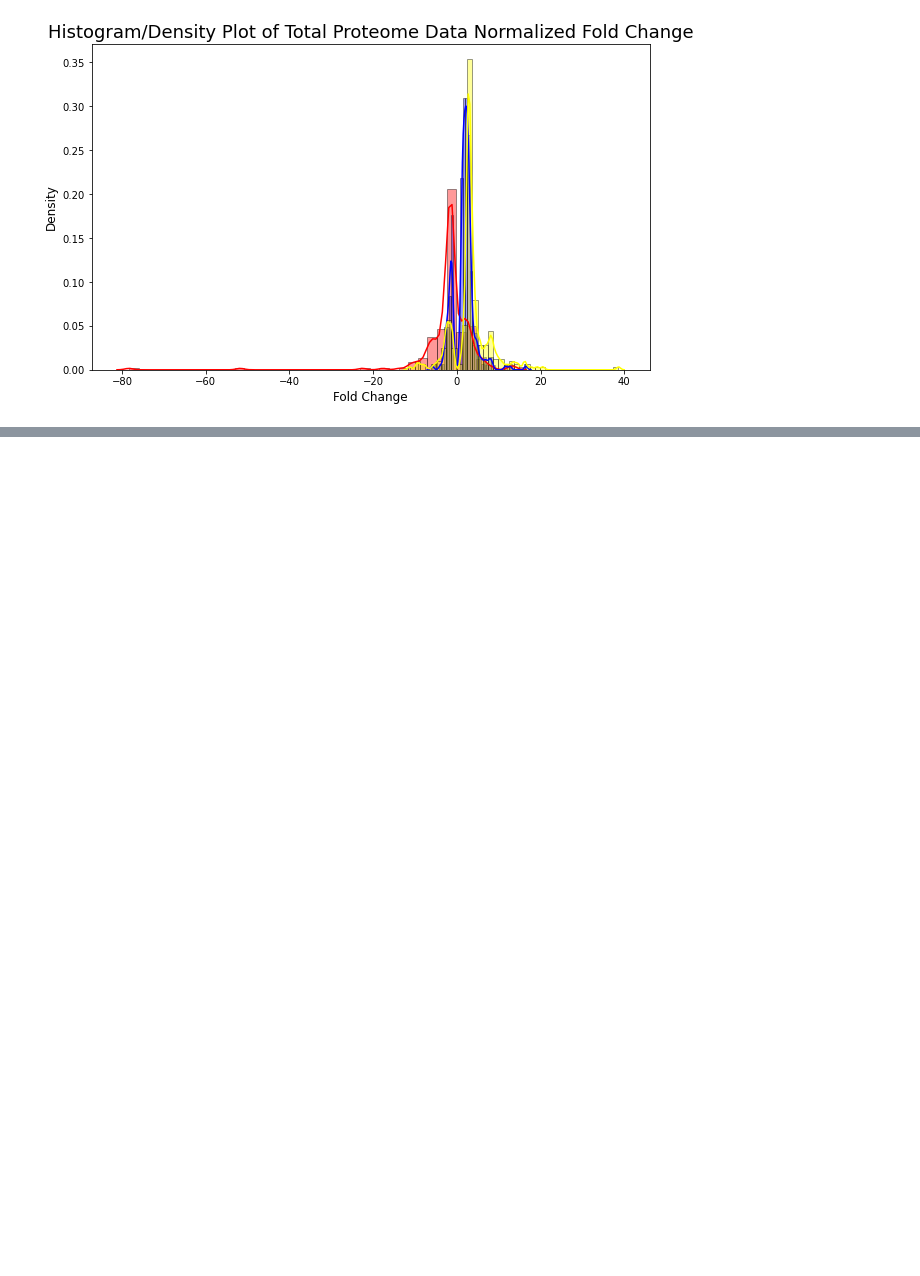
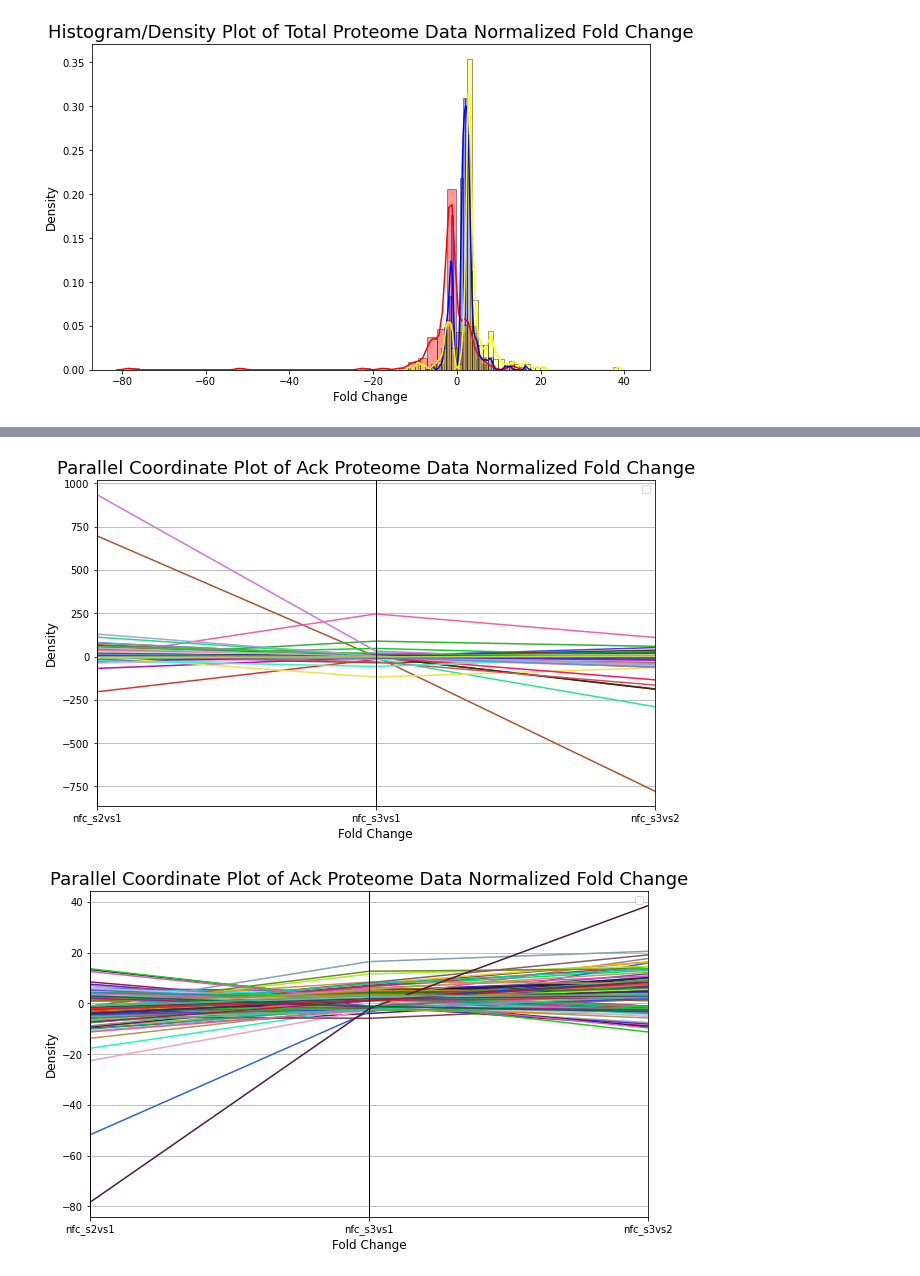
Before and after one commit to KyraGriffin/bmsip_internship_seta, a Jupyter notebook: protein_isolation.ipynb, the cells around one changed output, grey strips where cells are left out. Drawn from its saved outputs; the diff is of its cells as text; code cells hidden in the pictures; blank space fills up the shorter version.

Commit message:
Parallel Coordinate plots created, now focusing on ordinal regression.

```diff
--- a/protein_isolation.ipynb
+++ b/protein_isolation.ipynb
@@ -214,0 +219,4 @@ plt.show();
+# %%
+col = proteomics_ack.pop("Index")
+proteomics_ack.insert(1, col.name, col)
+proteomics_ack
@@ -214,0 +258,28 @@ plt.show();
+# %%
+# Ack Proteome Data
+nfc_plot_data_ack = proteomics_ack.iloc[:, 1:5]
+nfc_plot_data_ack = nfc_plot_data_ack.replace(to_replace="–", value=0)
+nfc_plot_data_ack.replace(np.nan,0)
+nfc_plot_data_ack
+
+pd.plotting.parallel_coordinates(nfc_plot_data_ack, "Index")
+plt.title("Parallel Coordinate Plot of Ack Proteome Data Normalized Fold Change", fontsize= 18)
+plt.xlabel("Fold Change", fontsize=12)
+plt.ylabel("Density", fontsize=12);
+plt.legend("");
+plt.show();
+
+# Total Proteome Data
+nfc_plot_data_total = proteomics_total.iloc[:, 2:6]
+nfc_plot_data_total = nfc_plot_data_total.replace(to_replace="–", value=0)
+nfc_plot_data_total.replace(np.nan,0)
+
+pd.plotting.parallel_coordinates(nfc_plot_data_total, "Protein Name")
+plt.title("Parallel Coordinate Plot of Ack Proteome Data Normalized Fold Change", fontsize= 18)
+plt.xlabel("Fold Change", fontsize=12)
+plt.ylabel("Density", fontsize=12);
+plt.legend("");
+plt.show();
+# %% [output]
+[figure, added]
+[figure, added]
```
Also changed, not shown: parts of 7 cells of this notebook.
